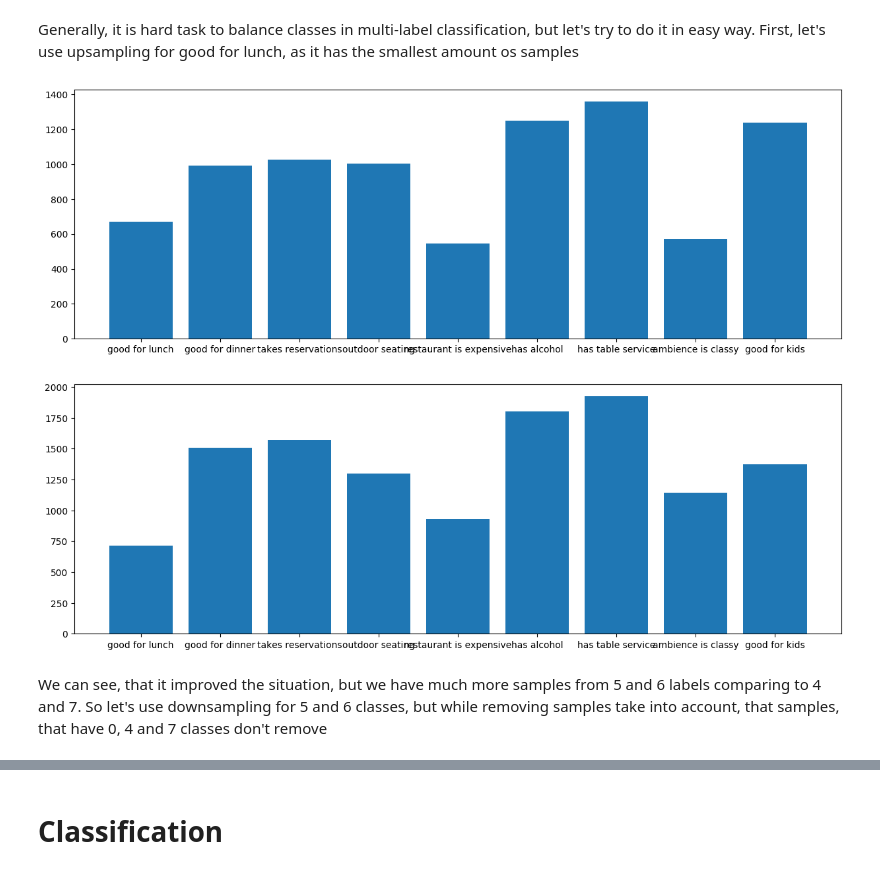
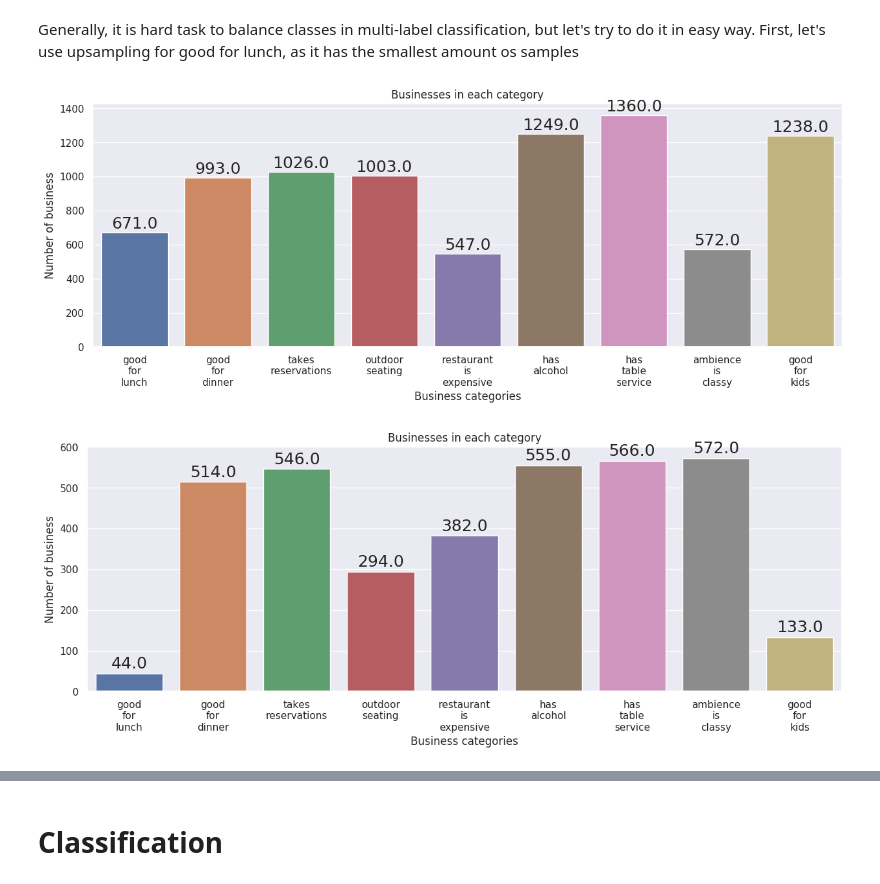
Before and after one commit to Midren/yelp_photo_classification, a Jupyter notebook: yelp_classification.ipynb, the cells around one changed output, grey strips where cells are left out. Drawn from its saved outputs; the diff is of its cells as text; code cells hidden in the pictures.

```diff
--- a/yelp_classification.ipynb
+++ b/yelp_classification.ipynb
@@ -281,22 +281,31 @@ array([[0., 0., 0., ..., 0., 0., 0.],
 # Data investigating
 
 ## Class balance
-# %%
-def show_classes_count(df):
-    labels = df.drop(columns=["business_id"])
-    labels_count = []
-    for i in range(LABELS_NUM):
-        labels_count.append(df[str(i)].sum())
-    plt.bar(x=range(LABELS_NUM), height=labels_count, tick_label=labels_str)
+# %%
+def show_classes_count(df):
+    plt.title("Businesses in each category")
+    plt.ylabel("Number of business")
+    plt.xlabel("Business categories")
+
+    labels = df.iloc[:, Y_IND].sum().values
+
+    sns.set(font_scale=1)
+    l_str = list(map("\n".join, map(methodcaller("split"), labels_str)))
+    ax = sns.barplot(l_str, labels)
+
+    rects = ax.patches
+    for rect, label in zip(rects, labels):
+        height = rect.get_height()
+        ax.text(rect.get_x() + rect.get_width()/2, height + 5, label, ha='center', va='bottom', fontsize=18)
+
+    plt.show()
 # %% [markdown]
 Generally, it is hard task to balance classes in multi-label classification, but let's try to do it in easy way. First, let's use upsampling for good for lunch, as it has the smallest amount os samples
 # %%
 show_classes_count(df)
 # %% [output]
-[figure, old version]
+[figure, new version]
 # %%
-show_classes_count(df.append(df[df['7'] == 1]))
+show_classes_count(df[df['7'] == 1])
 # %% [output]
-[figure, old version]
+[figure, new version]
-# %% [markdown]
-We can see, that it improved the situation, but we have much more samples from 5 and 6 labels comparing to 4 and 7. So let's use downsampling for 5 and 6 classes, but while removing samples take into account, that samples, that have 0, 4 and 7 classes don't remove
```
Also changed, not shown: parts of 8 cells of this notebook.
